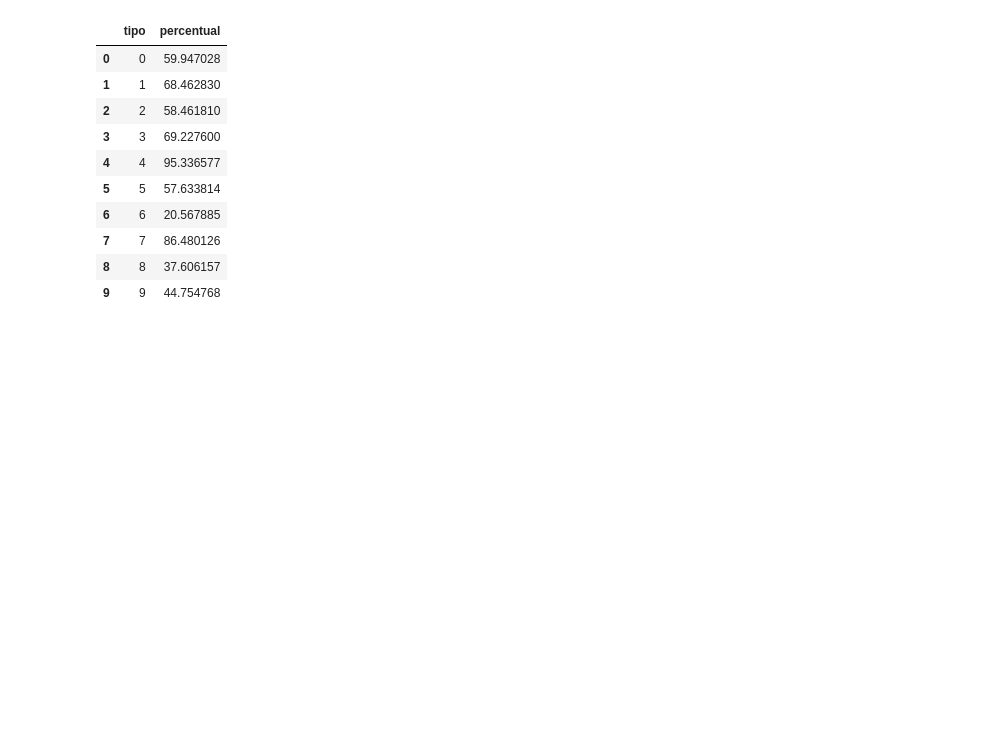
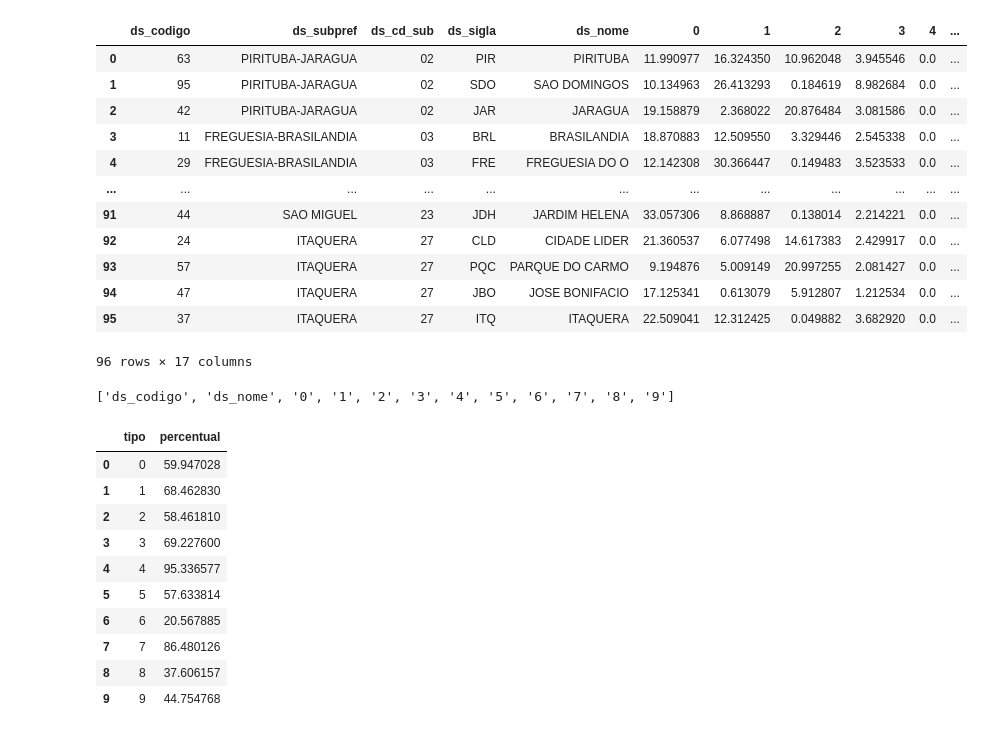
Before and after one commit to cem-usp/amostragem-em-habitacao, a Jupyter notebook: 02-proporcao-tipologia-por-distrito.ipynb, the cells around one changed output. Cells and saved outputs as stored; diff of their text form; code cells hidden in the pictures; blank space fills up the shorter version.

```diff
--- a/02-proporcao-tipologia-por-distrito.ipynb
+++ b/02-proporcao-tipologia-por-distrito.ipynb
@@ -5,0 +21,3 @@ gdf_tipos = gpd.read_file('resultados/tipologia_por_distrito.gpkg')
+# %%
+gdf_tipos_point = gdf_tipos
+gdf_tipos_point.geometry = gdf_tipos.centroid
@@ -9,3 +37,23 @@ gdf_tipos['qt_total'] = gdf_tipos[map(str, list(range(10)))].sum(axis=1)
 # %%
 # Converte o total absoluto por uma proporção do total
 gdf_tipos.loc[:, map(str, list(range(10)))] = gdf_tipos[map(str, list(range(10)))].apply(lambda x: x/gdf_tipos.qt_total * 100)
+# %%
+gdf_tipos_point
+# %% [output]
+|  | ds_codigo | ds_subpref | ds_cd_sub | ds_sigla | ds_nome | 0 | 1 | 2 | 3 | 4 | ... |
+| 0 | 63 | PIRITUBA-JARAGUA | 02 | PIR | PIRITUBA | 11.990977 | 16.324350 | 10.962048 | 3.945546 | 0.0 | ... |
+| 1 | 95 | PIRITUBA-JARAGUA | 02 | SDO | SAO DOMINGOS | 10.134963 | 26.413293 | 0.184619 | 8.982684 | 0.0 | ... |
+| 2 | 42 | PIRITUBA-JARAGUA | 02 | JAR | JARAGUA | 19.158879 | 2.368022 | 20.876484 | 3.081586 | 0.0 | ... |
+| 3 | 11 | FREGUESIA-BRASILANDIA | 03 | BRL | BRASILANDIA | 18.870883 | 12.509550 | 3.329446 | 2.545338 | 0.0 | ... |
+| 4 | 29 | FREGUESIA-BRASILANDIA | 03 | FRE | FREGUESIA DO O | 12.142308 | 30.366447 | 0.149483 | 3.523533 | 0.0 | ... |
+| ... | ... | ... | ... | ... | ... | ... | ... | ... | ... | ... | ... |
+| 91 | 44 | SAO MIGUEL | 23 | JDH | JARDIM HELENA | 33.057306 | 8.868887 | 0.138014 | 2.214221 | 0.0 | ... |
+| 92 | 24 | ITAQUERA | 27 | CLD | CIDADE LIDER | 21.360537 | 6.077498 | 14.617383 | 2.429917 | 0.0 | ... |
+| 93 | 57 | ITAQUERA | 27 | PQC | PARQUE DO CARMO | 9.194876 | 5.009149 | 20.997255 | 2.081427 | 0.0 | ... |
+| 94 | 47 | ITAQUERA | 27 | JBO | JOSE BONIFACIO | 17.125341 | 0.613079 | 5.912807 | 1.212534 | 0.0 | ... |
+| 95 | 37 | ITAQUERA | 27 | ITQ | ITAQUERA | 22.509041 | 12.312425 | 0.049882 | 3.682920 | 0.0 | ... |
+96 rows × 17 columns
+# %%
+['ds_codigo', 'ds_nome'] + list(map(str, list(range(10))))
+# %% [output]
+['ds_codigo', 'ds_nome', '0', '1', '2', '3', '4', '5', '6', '7', '8', '9']
```
Also changed, not shown: parts of 6 cells of this notebook, 17 other files.
